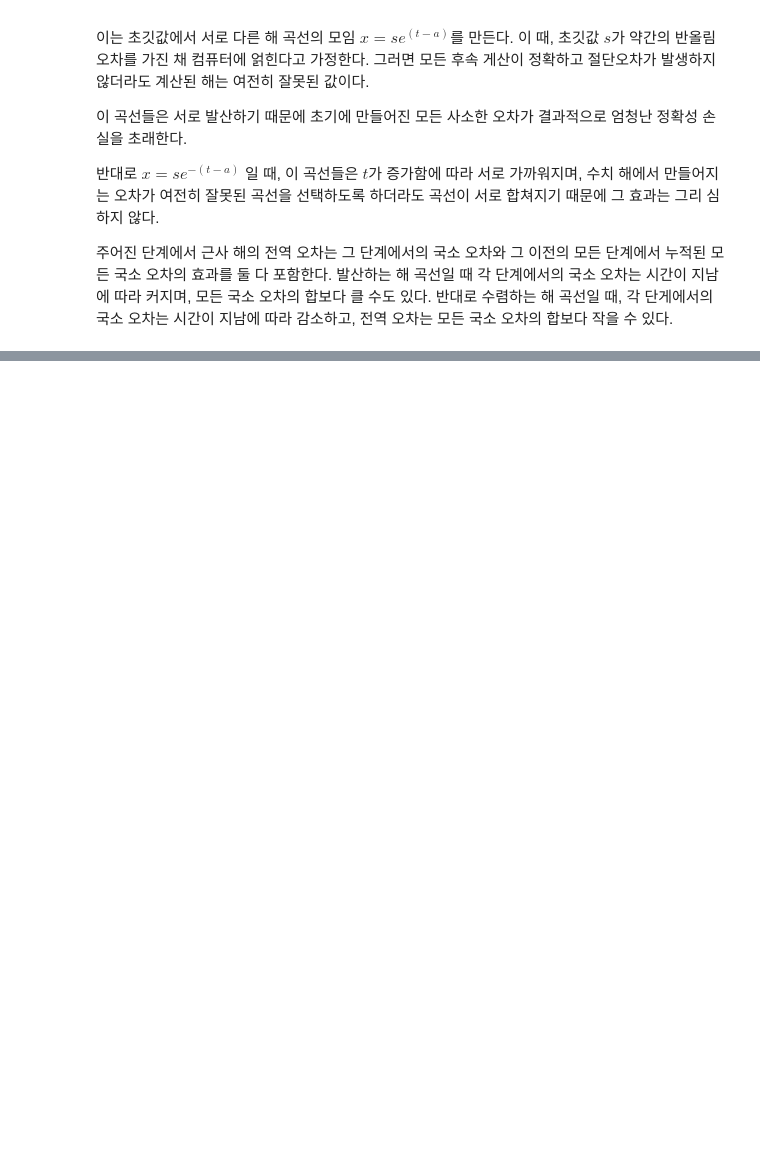
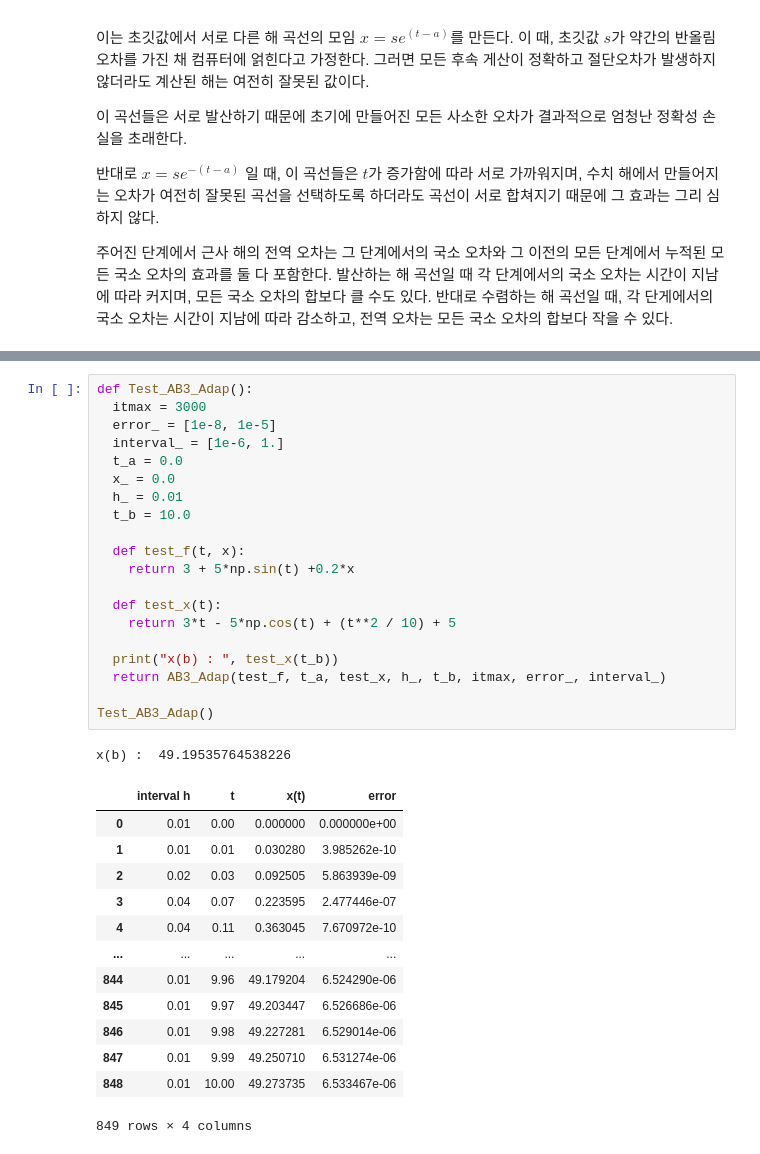
Before and after one commit to tirals88/Numerical-Mathematics-and-Computing, a Jupyter notebook: Chap7_Initial Values Problems.ipynb, the cells around one changed output, grey strips where cells are left out. Drawn from its saved outputs; the diff is of its cells as text; blank space fills up the shorter version.

```diff
--- a/Chap7_Initial Values Problems.ipynb
+++ b/Chap7_Initial Values Problems.ipynb
@@ -1033,0 +1112,35 @@ x(a) = s
+# %%
+def Test_AB3_Adap():
+  itmax = 3000
+  error_ = [1e-8, 1e-5]
+  interval_ = [1e-6, 1.]
+  t_a = 0.0
+  x_ = 0.0
+  h_ = 0.01
+  t_b = 10.0
+
+  def test_f(t, x):
+    return 3 + 5*np.sin(t) +0.2*x
+
+  def test_x(t):
+    return 3*t - 5*np.cos(t) + (t**2 / 10) + 5
+
+  print("x(b) : ", test_x(t_b))
+  return AB3_Adap(test_f, t_a, test_x, h_, t_b, itmax, error_, interval_)
+
+Test_AB3_Adap()
+# %% [output]
+x(b) :  49.19535764538226
+|  | interval h | t | x(t) | error |
+| 0 | 0.01 | 0.00 | 0.000000 | 0.000000e+00 |
+| 1 | 0.01 | 0.01 | 0.030280 | 3.985262e-10 |
+| 2 | 0.02 | 0.03 | 0.092505 | 5.863939e-09 |
+| 3 | 0.04 | 0.07 | 0.223595 | 2.477446e-07 |
+| 4 | 0.04 | 0.11 | 0.363045 | 7.670972e-10 |
+| ... | ... | ... | ... | ... |
+| 844 | 0.01 | 9.96 | 49.179204 | 6.524290e-06 |
+| 845 | 0.01 | 9.97 | 49.203447 | 6.526686e-06 |
+| 846 | 0.01 | 9.98 | 49.227281 | 6.529014e-06 |
+| 847 | 0.01 | 9.99 | 49.250710 | 6.531274e-06 |
+| 848 | 0.01 | 10.00 | 49.273735 | 6.533467e-06 |
+849 rows × 4 columns
```
Also changed, not shown: parts of 9 cells of this notebook.
